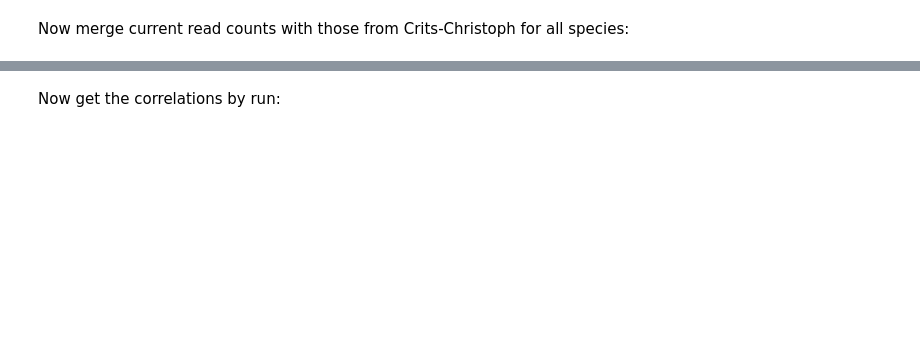
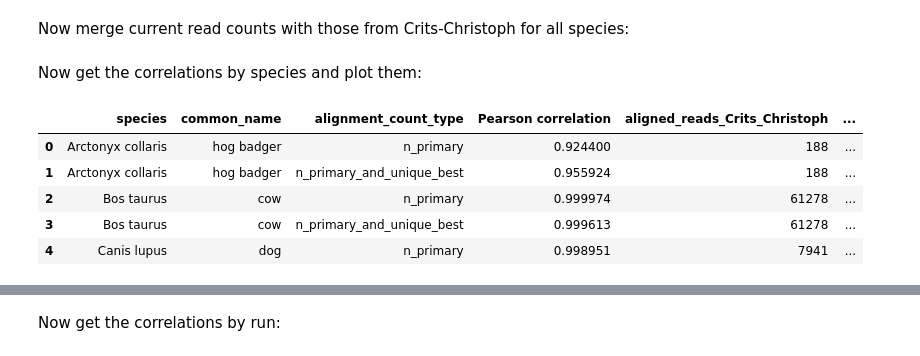
Before and after one commit to jbloom/Huanan_market_samples, a Jupyter notebook: notebooks/make_plots.py.ipynb, the cells around one changed output, grey strips where cells are left out. Cells and saved outputs as stored; diff of their text form; code cells hidden in the pictures; blank space fills up the shorter version.

```diff
--- a/notebooks/make_plots.py.ipynb
+++ b/notebooks/make_plots.py.ipynb
@@ -125,0 +98,31 @@ crits_christoph_vs_current
+# %% [markdown]
+Now get the correlations by species and plot them:
+# %%
+crits_christoph_vs_current_species_corr = (
+    crits_christoph_vs_current
+    .groupby(["species", "common_name", "alignment_count_type"])
+    [["aligned reads Crits-Christoph", "aligned reads current study"]]
+    .corr(method="pearson")
+    .reset_index()
+    .query("level_3 == 'aligned reads Crits-Christoph'")
+    .rename(columns={"aligned reads current study": "Pearson correlation"})
+    .drop(columns=["level_3", "aligned reads Crits-Christoph"])
+    .query("`Pearson correlation`.notnull()")
+    .merge(
+        crits_christoph_vs_current
+        .groupby(["species", "alignment_count_type"], as_index=False)
+        .aggregate(
+            aligned_reads_Crits_Christoph=pd.NamedAgg("aligned reads Crits-Christoph", "sum"),
+            aligned_reads_current_study=pd.NamedAgg("aligned reads current study", "sum"),
+        )
+    )
+)
+
+crits_christoph_vs_current_species_corr.head()
+# %% [output]
+|  | species | common_name | alignment_count_type | Pearson correlation | aligned_reads_Crits_Christoph | ... |
+| 0 | Arctonyx collaris | hog badger | n_primary | 0.924400 | 188 | ... |
+| 1 | Arctonyx collaris | hog badger | n_primary_and_unique_best | 0.955924 | 188 | ... |
+| 2 | Bos taurus | cow | n_primary | 0.999974 | 61278 | ... |
+| 3 | Bos taurus | cow | n_primary_and_unique_best | 0.999613 | 61278 | ... |
+| 4 | Canis lupus | dog | n_primary | 0.998951 | 7941 | ... |
```
Also changed, not shown: parts of 9 cells of this notebook.
